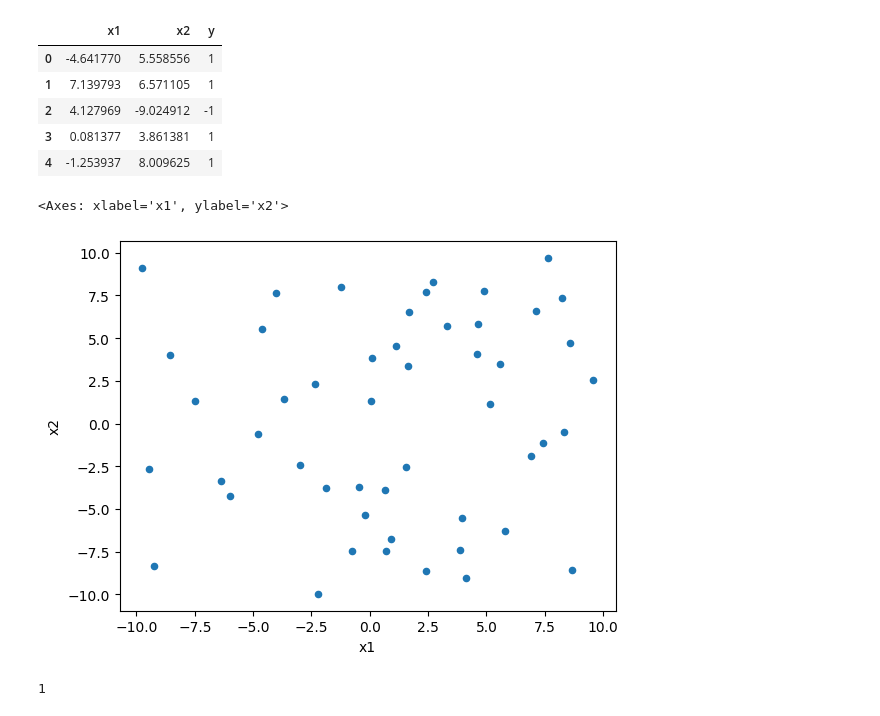
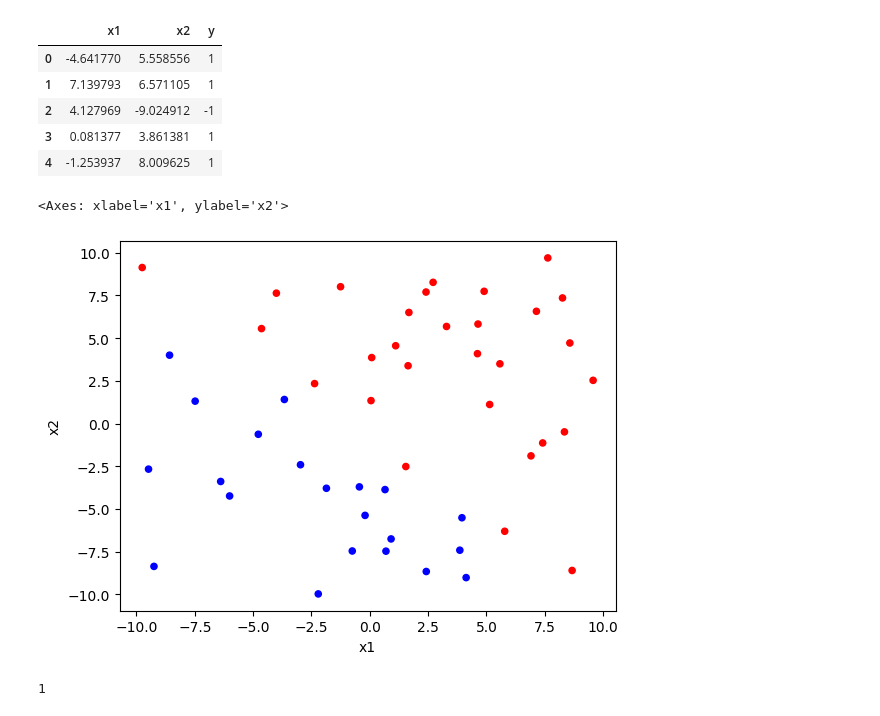
Before and after one commit to arielle00/CMPE257, a Jupyter notebook: synthetic_dataset.ipynb, the cells around one changed output. Saved outputs shown, nothing was run; the diff lists cells and outputs as text; code cells hidden in the pictures.

```diff
--- a/synthetic_dataset.ipynb
+++ b/synthetic_dataset.ipynb
@@ -15,10 +15,11 @@ df.head()
 | 3 | 0.081377 | 3.861381 | 1 |
 | 4 | -1.253937 | 8.009625 | 1 |
 # %%
-df.plot.scatter(x="x1", y="x2")
+df["color"] = np.where(df["y"]==1, "red", "blue")
+df.plot.scatter(x="x1", y="x2", color=df["color"])
 # %% [output]
 <Axes: xlabel='x1', ylabel='x2'>
-[figure, old version]
+[figure, new version]
 # %%
 def sign(x):
   if(x>=0):
```
Also changed, not shown: parts of 2 cells of this notebook.
